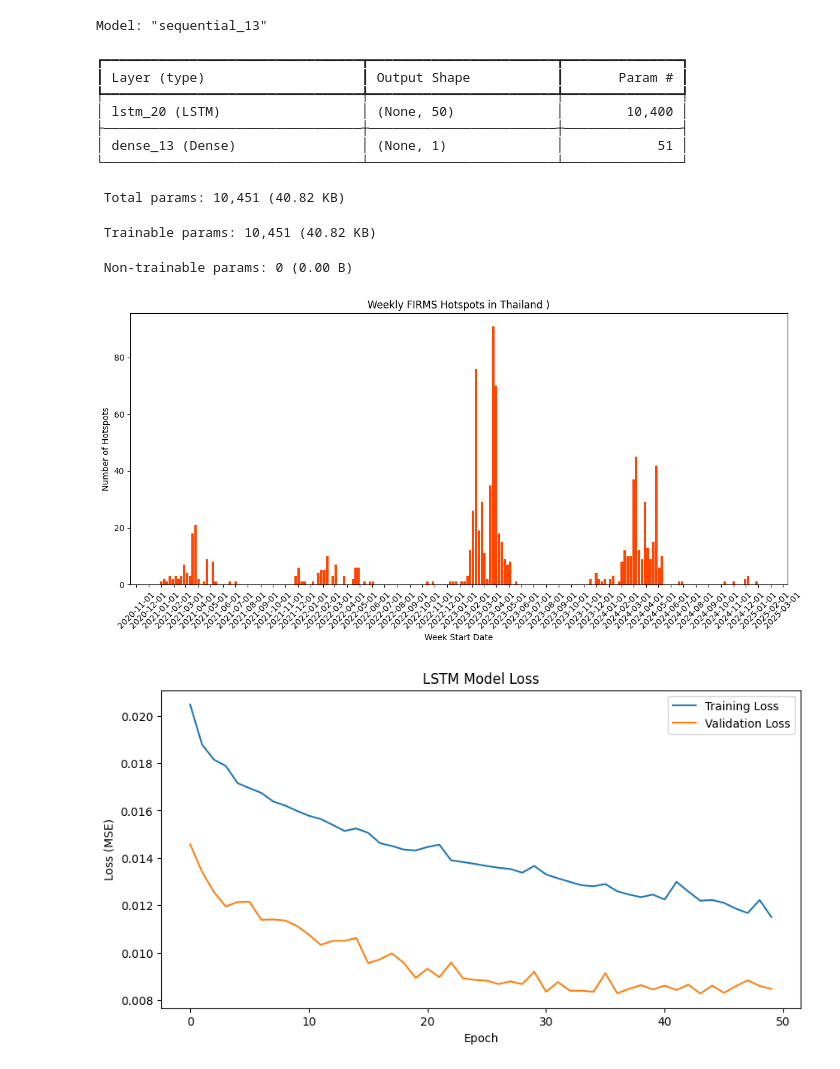
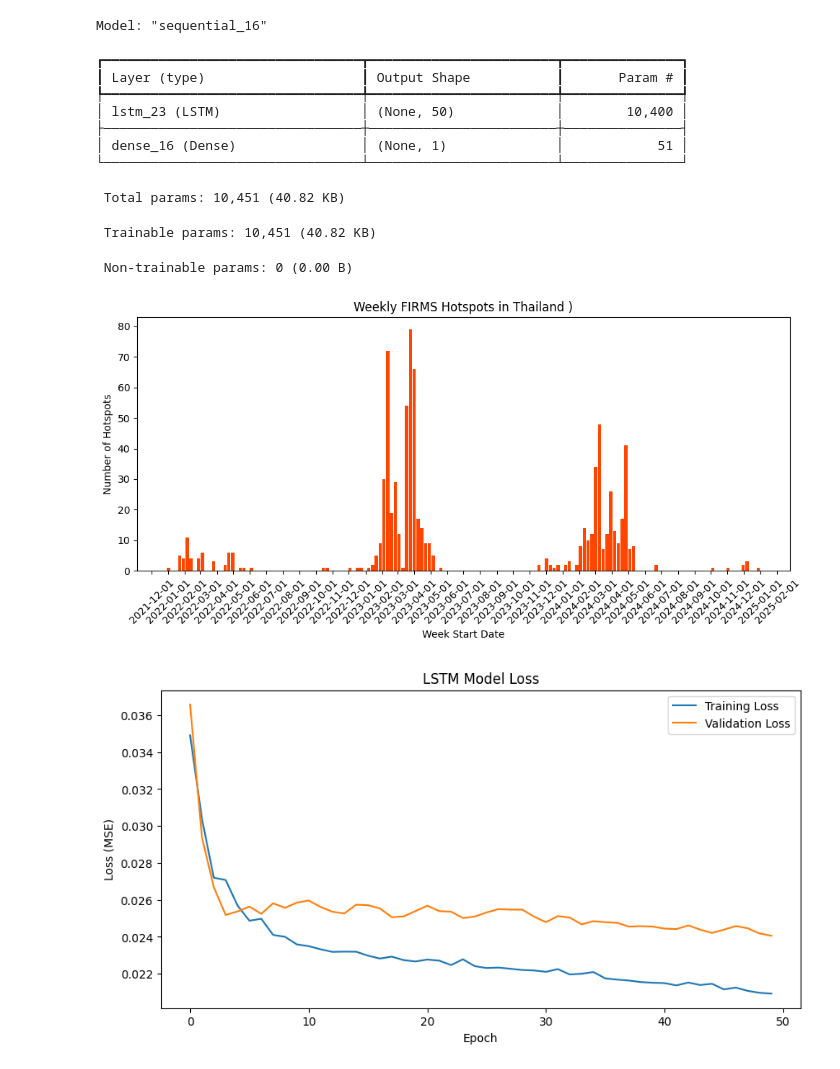
Before and after one commit to dookda/cmu_water_balance, a Jupyter notebook: prediction_hotspot_lstm_predicted_for2025_colab.ipynb, the cells around one changed output. Drawn from its saved outputs; the diff is of its cells as text; code cells hidden in the pictures.

```diff
--- a/prediction_hotspot_lstm_predicted_for2025_colab.ipynb
+++ b/prediction_hotspot_lstm_predicted_for2025_colab.ipynb
@@ -35,7 +35,7 @@ study_area = ee.Geometry.Polygon([
 ]);
 # study_area = ee.FeatureCollection("projects/ee-sakda-451407/assets/fire/winagsa");
 
-date_start = ee.Date('2020-01-01')
+date_start = ee.Date('2022-01-01')
 date_end = ee.Date('2024-12-31')
 
 # Step 2: Load FIRMS VIIRS fire data
@@ -139,7 +139,7 @@ m
 [interactive output not drawn]
 # %%
 # define sequence length
-sequence_length = 15
+sequence_length = 8
 X, y = create_sequences(hotspot_normalized, sequence_length)
 
 # Split into train/test (80/20)
@@ -163,13 +163,13 @@ history = model.fit(
       verbose=0
     )
 # %% [output]
-Model: "sequential_13"
+Model: "sequential_16"
 ┏━━━━━━━━━━━━━━━━━━━━━━━━━━━━━━━━━┳━━━━━━━━━━━━━━━━━━━━━━━━┳━━━━━━━━━━━━━━━┓
 ┃ Layer (type)                    ┃ Output Shape           ┃       Param # ┃
 ┡━━━━━━━━━━━━━━━━━━━━━━━━━━━━━━━━━╇━━━━━━━━━━━━━━━━━━━━━━━━╇━━━━━━━━━━━━━━━┩
-│ lstm_20 (LSTM)                  │ (None, 50)             │        10,400 │
+│ lstm_23 (LSTM)                  │ (None, 50)             │        10,400 │
 ├─────────────────────────────────┼────────────────────────┼───────────────┤
-│ dense_13 (Dense)                │ (None, 1)              │            51 │
+│ dense_16 (Dense)                │ (None, 1)              │            51 │
 └─────────────────────────────────┴────────────────────────┴───────────────┘
  Total params: 10,451 (40.82 KB)
  Trainable params: 10,451 (40.82 KB)
@@ -231,31 +231,31 @@ history = model.fit(
 # %%
 
 # Step 11: Create a Matplotlib chart for 2024 data
-plt.figure(figsize=(12, 6))
+plt.figure(figsize=(10, 5))
 plt.bar(df.index, df['hotspot'], width=6, color='#ff4500', align='center')
 plt.title('Weekly FIRMS Hotspots in Thailand )')
 plt.xlabel('Week Start Date')
 plt.ylabel('Number of Hotspots')
 plt.gca().xaxis.set_major_formatter(mdates.DateFormatter('%Y-%m-%d'))
 plt.gca().xaxis.set_major_locator(mdates.MonthLocator())
 plt.xticks(rotation=45)
 plt.tight_layout()
 # plt.savefig('weekly_hotspot_counts_2024.png')
 plt.show()
 
 # Step 12: Plot training history
 plt.figure(figsize=(10, 5))
 plt.plot(history.history['loss'], label='Training Loss')
 plt.plot(history.history['val_loss'], label='Validation Loss')
 plt.title('LSTM Model Loss')
 plt.xlabel('Epoch')
 plt.ylabel('Loss (MSE)')
 plt.legend()
 plt.savefig('lstm_training_loss.png')
 plt.show()
 # %% [output]
-[figure, old version]
+[figure, new version]
-[figure, old version]
+[figure, new version]
 # %%
 # prompt: plot validate and actual then calculate mean_squared_error, mean_absolute_error, r2_score from sklearn.metrics import
 
```
Also changed, not shown: parts of 2 cells of this notebook.
